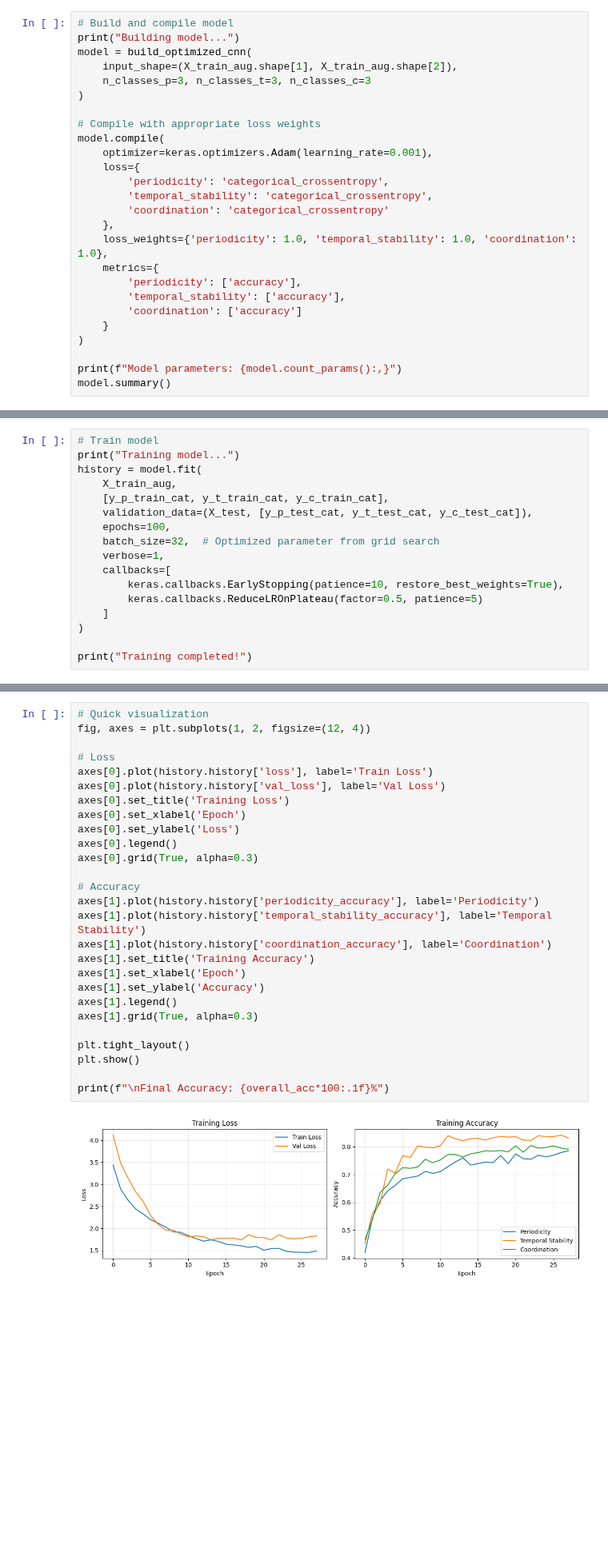
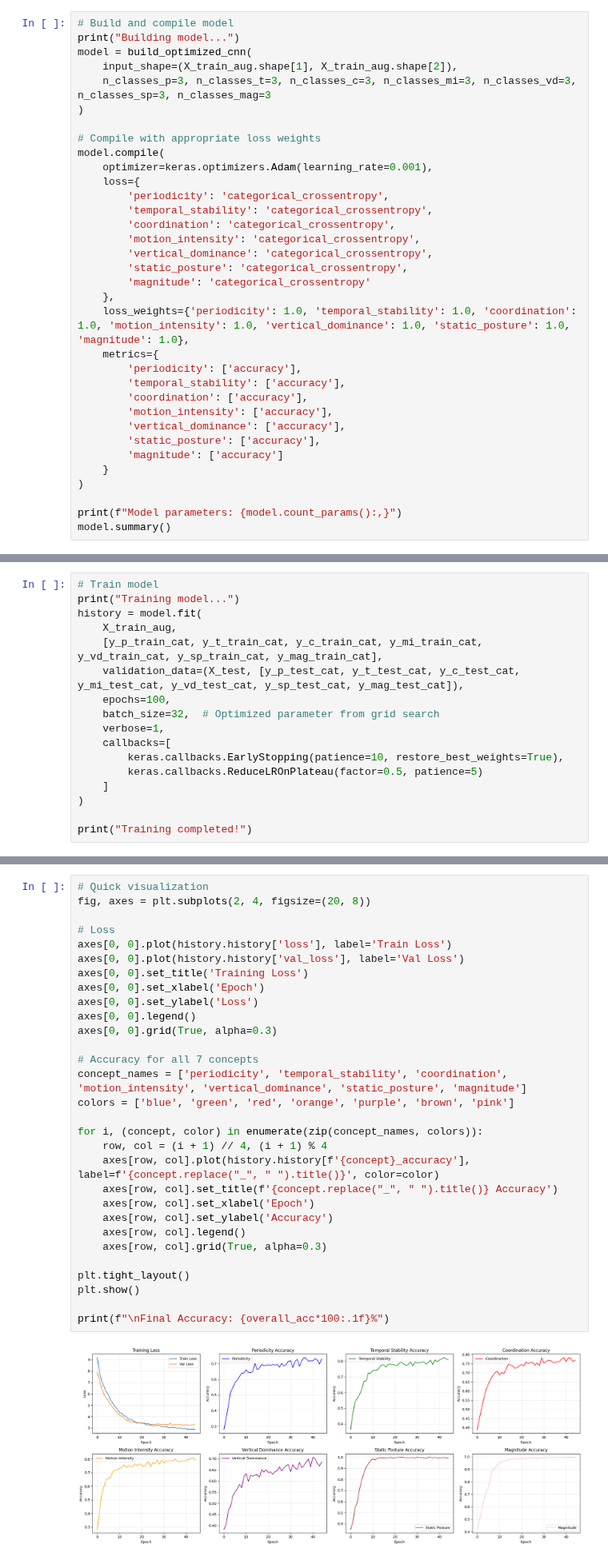
Before and after one commit to tudormatei/dsai-project, a Jupyter notebook: model-training/quick_train_cnn.ipynb, the cells around one changed output, grey strips where cells are left out. Shown at 80% size. Drawn from its saved outputs; the diff is of its cells as text; blank space fills up the shorter version.

```diff
--- a/model-training/quick_train_cnn.ipynb
+++ b/model-training/quick_train_cnn.ipynb
@@ -316,7 +410,7 @@ Labels converted to categorical format
 print("Building model...")
 model = build_optimized_cnn(
     input_shape=(X_train_aug.shape[1], X_train_aug.shape[2]),
-    n_classes_p=3, n_classes_t=3, n_classes_c=3
+    n_classes_p=3, n_classes_t=3, n_classes_c=3, n_classes_mi=3, n_classes_vd=3, n_classes_sp=3, n_classes_mag=3
 )
 
 # Compile with appropriate loss weights
@@ -325,13 +419,21 @@ model.compile(
     loss={
         'periodicity': 'categorical_crossentropy',
         'temporal_stability': 'categorical_crossentropy',
-        'coordination': 'categorical_crossentropy'
+        'coordination': 'categorical_crossentropy',
+        'motion_intensity': 'categorical_crossentropy',
+        'vertical_dominance': 'categorical_crossentropy',
+        'static_posture': 'categorical_crossentropy',
+        'magnitude': 'categorical_crossentropy'
     },
-    loss_weights={'periodicity': 1.0, 'temporal_stability': 1.0, 'coordination': 1.0},
+    loss_weights={'periodicity': 1.0, 'temporal_stability': 1.0, 'coordination': 1.0, 'motion_intensity': 1.0, 'vertical_dominance': 1.0, 'static_posture': 1.0, 'magnitude': 1.0},
     metrics={
         'periodicity': ['accuracy'],
         'temporal_stability': ['accuracy'],
-        'coordination': ['accuracy']
+        'coordination': ['accuracy'],
+        'motion_intensity': ['accuracy'],
+        'vertical_dominance': ['accuracy'],
+        'static_posture': ['accuracy'],
+        'magnitude': ['accuracy']
     }
 )
 
@@ -366,8 +468,8 @@ Model: "functional"
 print("Training model...")
 history = model.fit(
     X_train_aug,
-    [y_p_train_cat, y_t_train_cat, y_c_train_cat],
-    validation_data=(X_test, [y_p_test_cat, y_t_test_cat, y_c_test_cat]),
+    [y_p_train_cat, y_t_train_cat, y_c_train_cat, y_mi_train_cat, y_vd_train_cat, y_sp_train_cat, y_mag_train_cat],
+    validation_data=(X_test, [y_p_test_cat, y_t_test_cat, y_c_test_cat, y_mi_test_cat, y_vd_test_cat, y_sp_test_cat, y_mag_test_cat]),
     epochs=100,
     batch_size=32,  # Optimized parameter from grid search
     verbose=1,
@@ -437,29 +559,32 @@ Overall Average Accuracy: 76.0%
 # %%
 # Quick visualization
-fig, axes = plt.subplots(1, 2, figsize=(12, 4))
+fig, axes = plt.subplots(2, 4, figsize=(20, 8))
 
 # Loss
-axes[0].plot(history.history['loss'], label='Train Loss')
-axes[0].plot(history.history['val_loss'], label='Val Loss')
-axes[0].set_title('Training Loss')
-axes[0].set_xlabel('Epoch')
-axes[0].set_ylabel('Loss')
-axes[0].legend()
-axes[0].grid(True, alpha=0.3)
+axes[0, 0].plot(history.history['loss'], label='Train Loss')
+axes[0, 0].plot(history.history['val_loss'], label='Val Loss')
+axes[0, 0].set_title('Training Loss')
+axes[0, 0].set_xlabel('Epoch')
+axes[0, 0].set_ylabel('Loss')
+axes[0, 0].legend()
+axes[0, 0].grid(True, alpha=0.3)
 
-# Accuracy
-axes[1].plot(history.history['periodicity_accuracy'], label='Periodicity')
-axes[1].plot(history.history['temporal_stability_accuracy'], label='Temporal Stability')
-axes[1].plot(history.history['coordination_accuracy'], label='Coordination')
-axes[1].set_title('Training Accuracy')
-axes[1].set_xlabel('Epoch')
-axes[1].set_ylabel('Accuracy')
-axes[1].legend()
-axes[1].grid(True, alpha=0.3)
+# Accuracy for all 7 concepts
+concept_names = ['periodicity', 'temporal_stability', 'coordination', 'motion_intensity', 'vertical_dominance', 'static_posture', 'magnitude']
+colors = ['blue', 'green', 'red', 'orange', 'purple', 'brown', 'pink']
+
+for i, (concept, color) in enumerate(zip(concept_names, colors)):
+    row, col = (i + 1) // 4, (i + 1) % 4
+    axes[row, col].plot(history.history[f'{concept}_accuracy'], label=f'{concept.replace("_", " ").title()}', color=color)
+    axes[row, col].set_title(f'{concept.replace("_", " ").title()} Accuracy')
+    axes[row, col].set_xlabel('Epoch')
+    axes[row, col].set_ylabel('Accuracy')
+    axes[row, col].legend()
+    axes[row, col].grid(True, alpha=0.3)
 
 plt.tight_layout()
 plt.show()
 
 print(f"\nFinal Accuracy: {overall_acc*100:.1f}%")
 # %% [output]
-[figure, old version]
+[figure, new version]
```
Also changed, not shown: parts of 15 cells of this notebook, 2 other files.
